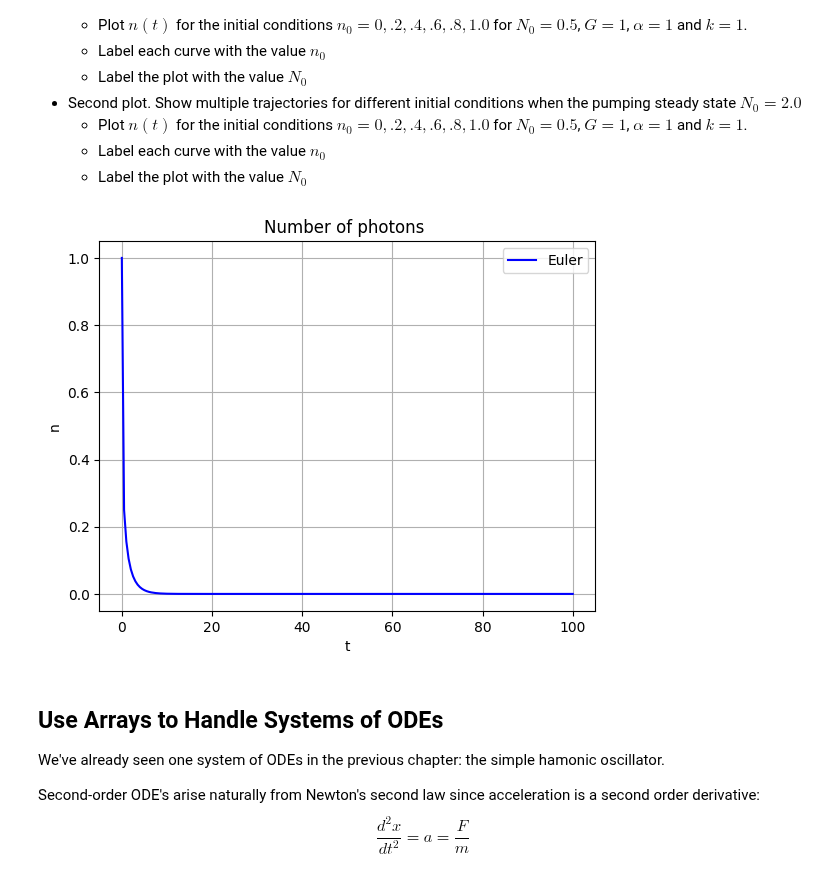
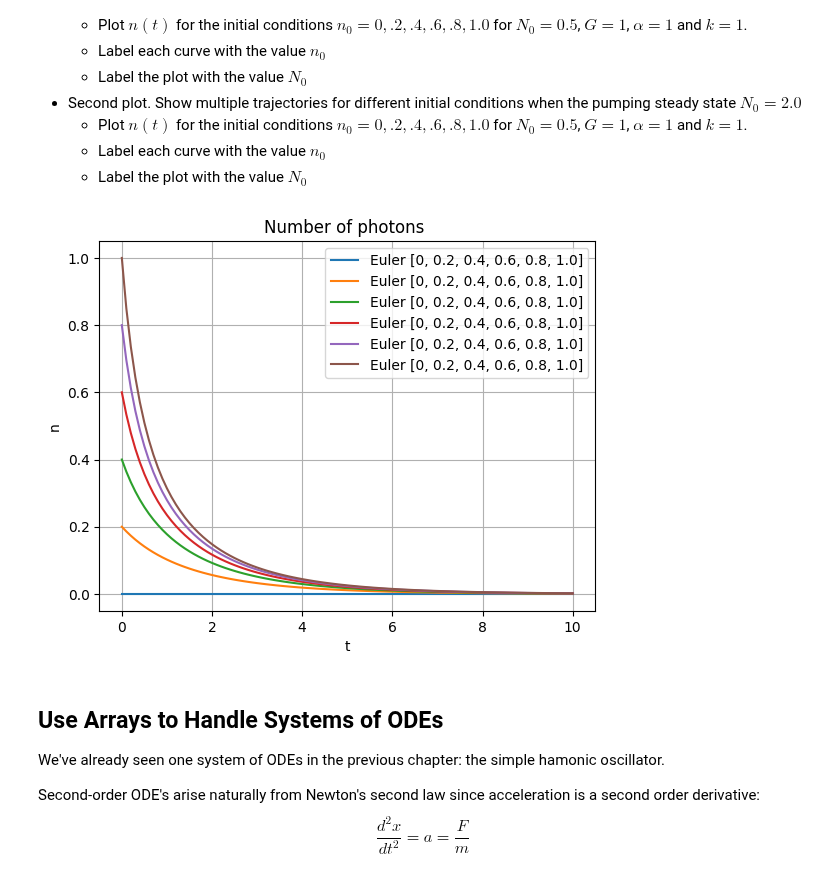
Before and after one commit to jakeTHEEsnak8/Computational-Physics, a Jupyter notebook: ode/ode_2_v2.ipynb, the cells around one changed output. Drawn from its saved outputs; the diff is of its cells as text; code cells hidden in the pictures.

```diff
--- a/ode/ode_2_v2.ipynb
+++ b/ode/ode_2_v2.ipynb
@@ -139,8 +139,8 @@ def deriv_laser(t, n, params):
     G = params[1]
     alpha = params[2]
     k = params[3]
-    return (G*N0-k)*n-(alpha*G)*n**2 #return the parameters for derivative
-
+    D = (G*N0-k)*n-(alpha*G)*n**2 #return the parameters for derivative
+    return D
 
 #########  Euler Integration  #########
 
@@ -167,43 +167,42 @@ def Euler(deriv, y0, tmax, dt, params):
     return t, y
 
 
 #########  Parameters  #########
        # initial value of n
 
 
 N0 = 0.5 #population of phtons without laser action
+n_0 = [0,.2,.4,.6,.8,1.0]
 G = 1  #gain coefficient
 alpha = 1  #rate at which atoms return to ground state
 k = 1   #ground constant, where 1/k = lifetime of photons
 
 
        # decay constant
-tmax = 100       # maximum time
-dt   = 0.5       # time step
+tmax = 10       # maximum time
+dt   = 0.1       # time step
 n0   = 1
-
+y0 = 1
 params = np.array([N0, G, alpha, k]) #bundle derivative parameters together
 
 
 #########  Perform Euler Integration  #########
-
-t, n =  Euler(deriv_laser, n0, tmax, dt, params)
-
-
-
+for i in n_0:
+    t, n =  Euler(deriv_laser, i, tmax, dt, params)
+    plt.plot(t, n, '-', label=f'Euler {n_0}')
 
 #########  Plot Solution  #########
 
-plt.plot(t, n, 'b-', label='Euler')
+
 
 plt.xlabel('t')                  # label the x and y axes
 plt.ylabel('n')
 plt.title("Number of photons ")   # give the plot a title
 plt.legend()
 plt.grid(True)                    # display the legend
 plt.show()                       # display the plot
 # %% [output]
-[figure, old version]
+[figure, new version]
 # %% [markdown]
 ## Use Arrays to Handle Systems of ODEs
 
```
